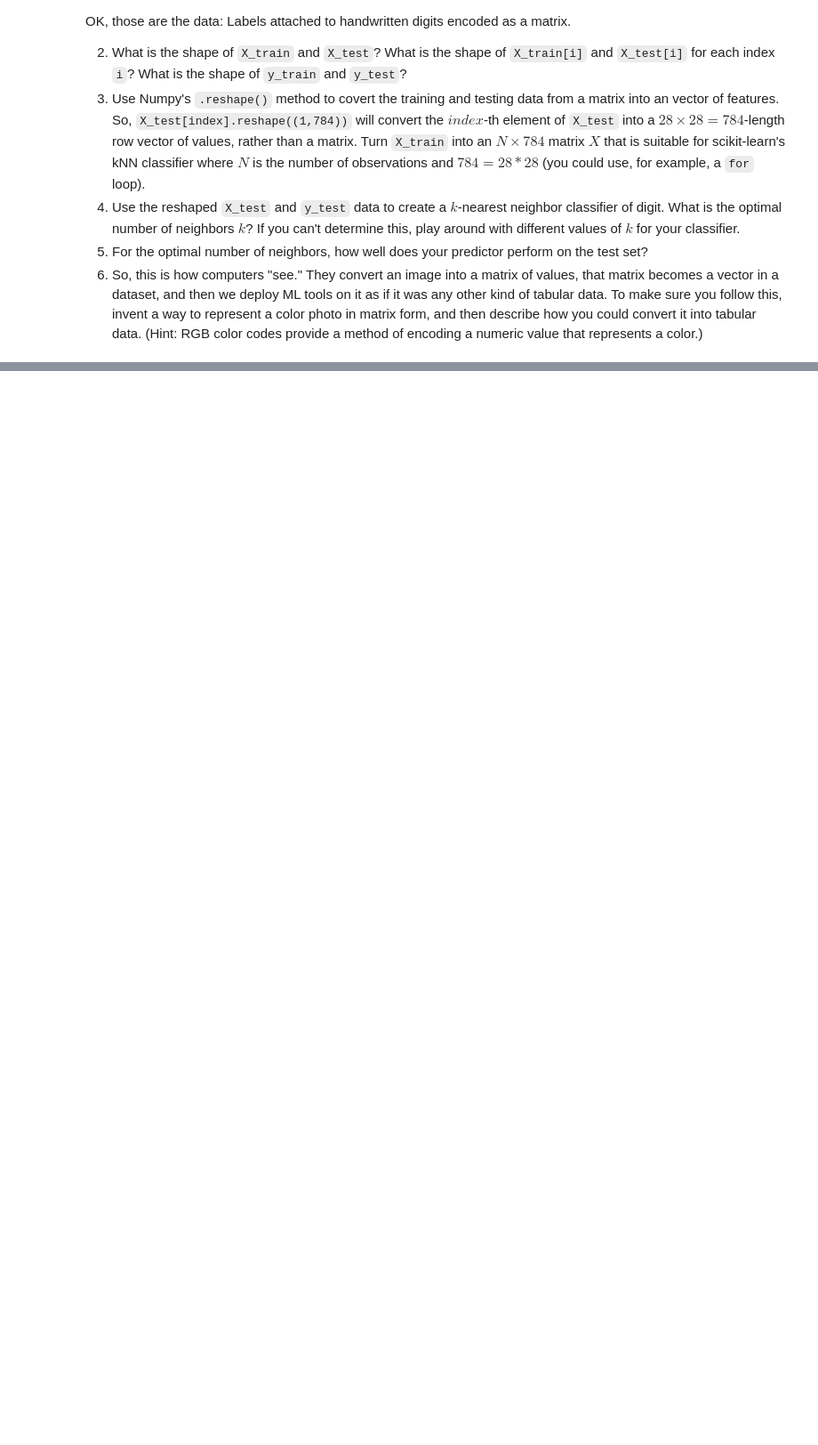
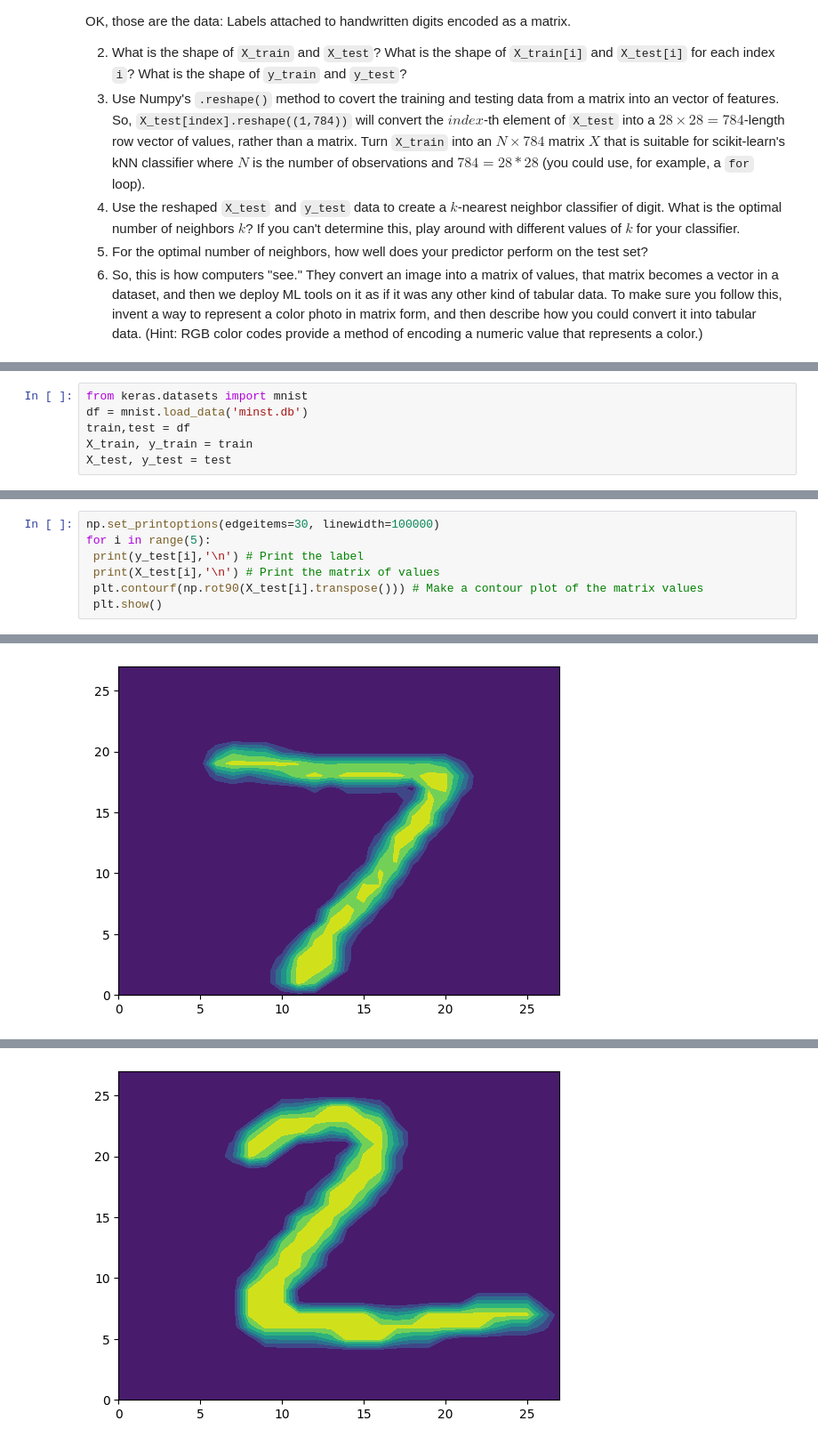
Before and after one commit to kelseymatsik/knn, a Jupyter notebook: assignment_knn.ipynb, the cells around one changed output, grey strips where cells are left out. Shown: that part at 89% size. Saved outputs shown, nothing was run; the diff lists cells and outputs as text; blank space fills up the shorter version.

```diff
--- a/assignment_knn.ipynb
+++ b/assignment_knn.ipynb
@@ -434,0 +458,6 @@ OK, those are the data: Labels attached to handwritten digits encoded as a matri
+# %%
+from keras.datasets import mnist
+df = mnist.load_data('minst.db')
+train,test = df
+X_train, y_train = train
+X_test, y_test = test
@@ -434,0 +467,8 @@ OK, those are the data: Labels attached to handwritten digits encoded as a matri
+# %%
+np.set_printoptions(edgeitems=30, linewidth=100000)
+for i in range(5):
+ print(y_test[i],'\n') # Print the label
+ print(X_test[i],'\n') # Print the matrix of values
+ plt.contourf(np.rot90(X_test[i].transpose())) # Make a contour plot of the matrix values
+ plt.show()
+# %% [output]
@@ -434,0 +492 @@ OK, those are the data: Labels attached to handwritten digits encoded as a matri
+[figure, added]
@@ -434,0 +510 @@ OK, those are the data: Labels attached to handwritten digits encoded as a matri
+[figure, added]
```
Also changed, not shown: parts of 7 cells of this notebook.
